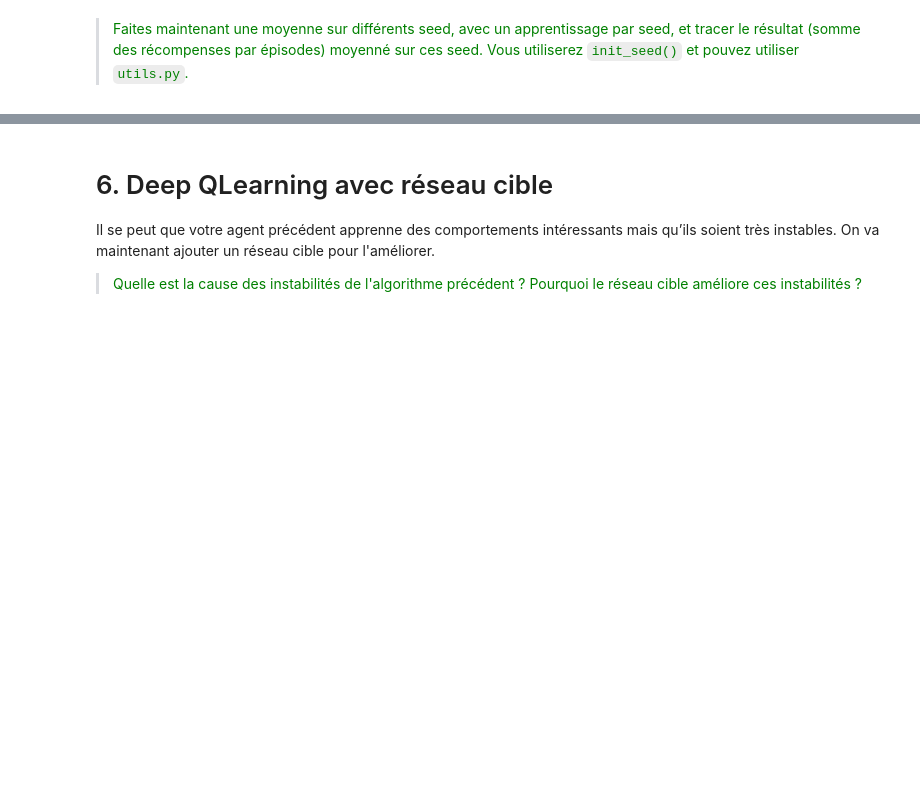
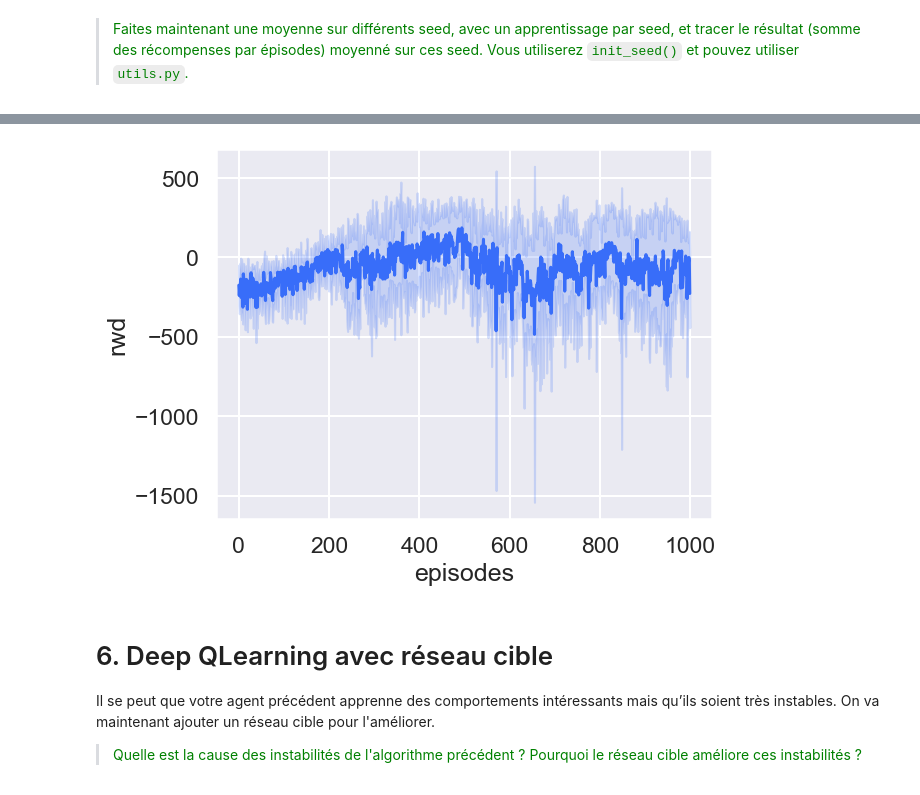
Before and after one commit to SalimChabchoub/Lunar-lander, a Jupyter notebook: TPDQN.ipynb, the cells around one changed output, grey strips where cells are left out. Saved outputs shown, nothing was run; the diff lists cells and outputs as text; code cells hidden in the pictures; blank space fills up the shorter version.

```diff
--- a/TPDQN.ipynb
+++ b/TPDQN.ipynb
@@ -326,2 +324,13 @@ RuntimeError: Numpy is not available
 # %% [markdown]
 > <span style="color:green">Faites maintenant une moyenne sur différents seed, avec un apprentissage par seed, et tracer le résultat (somme des récompenses par épisodes) moyenné sur ces seed. Vous utiliserez `init_seed()` et pouvez utiliser `utils.py`.</span> </span>
+# %%
+seeds = [42, 43, 44,45,46]
+all_scores = []
+for seed in seeds:
+    init_seed(seed)
+    env = gym.make("LunarLander-v3")
+    agent = AgentDQN(dim_etat=env.observation_space.shape[0],
+                   dim_action=env.action_space.n, gamma=0.99)
+    scores, epsilons, episodes_list = dqnalgo(agent,env,1000,eps_start,eps_end,eps_decay)
+    all_scores.append(scores)
+utils.plot_sumrwdperepi_overseed(all_scores)
@@ -328,3 +356,9 @@ RuntimeError: Numpy is not available
+# %%
+for i in range(len(all_scores)):
+    all_scores[i] = [[r] for r in all_scores[i]]
+utils.plot_sumrwdperepi_overseed(all_scores)
+# %% [output]
+[figure, added]
 # %% [markdown]
 # 6. Deep QLearning avec réseau cible
 
```
Also changed, not shown: parts of 10 cells of this notebook.
